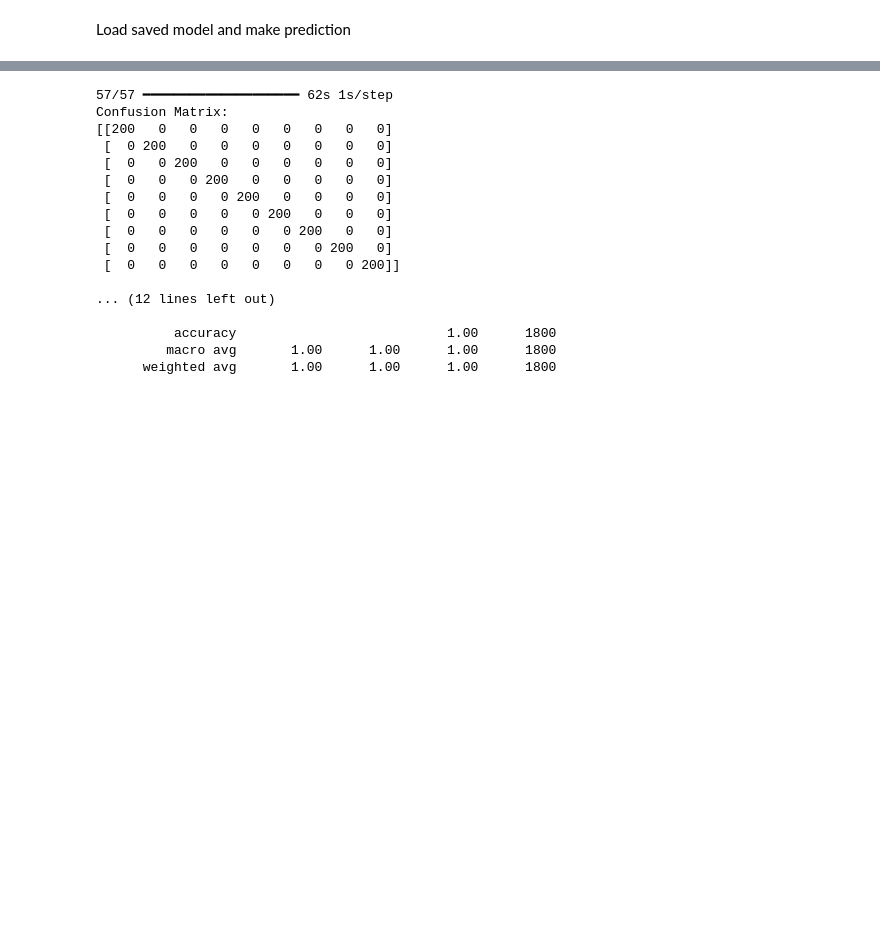
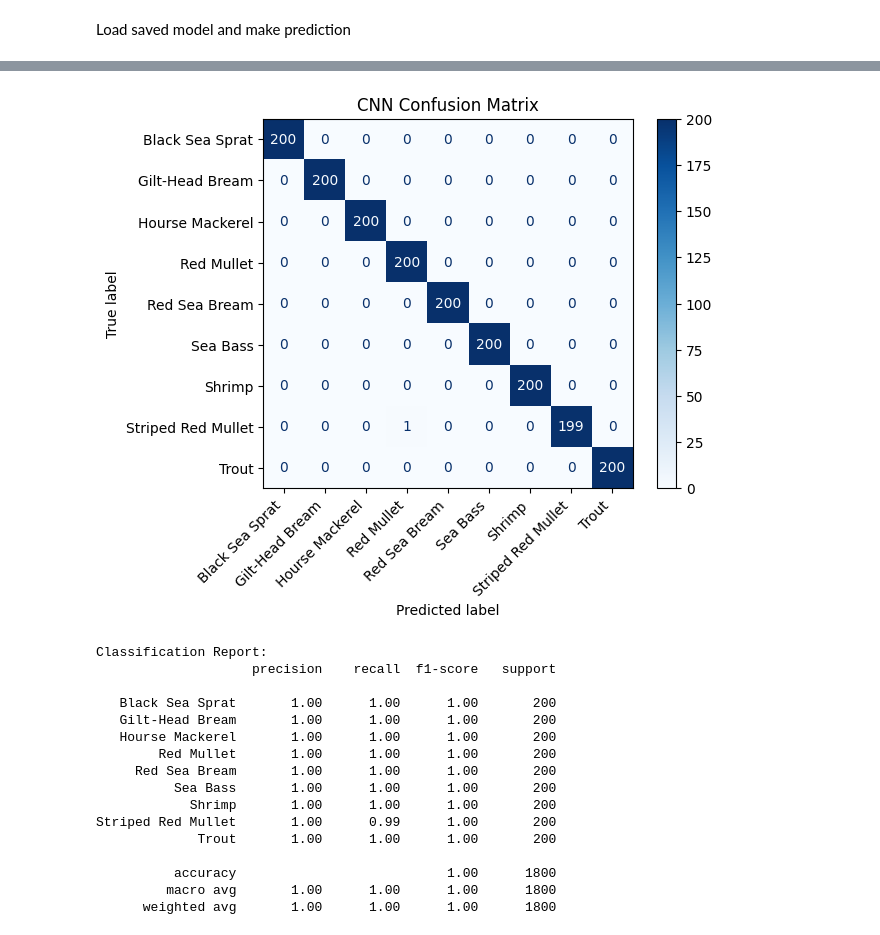
Before and after one commit to HieuPhC/DL_Fish_classification, a Jupyter notebook: cnn_1.ipynb, the cells around one changed output, grey strips where cells are left out. Drawn from its saved outputs; the diff is of its cells as text; code cells hidden in the pictures; blank space fills up the shorter version.

```diff
--- a/cnn_1.ipynb
+++ b/cnn_1.ipynb
@@ -289,40 +306,39 @@ Model: "sequential_8"
 # %%
-from sklearn.metrics import confusion_matrix, classification_report
-
-# Get predictions from the model
-pred = model.predict(test)
-pred = np.argmax(pred, axis=1)  # Convert the one-hot encoded predictions to class indices
+from sklearn.metrics import confusion_matrix, classification_report, ConfusionMatrixDisplay
 
 # Get the true labels from the test generator
-true_labels = test.labels  # These are already class indices
+true_labels = test.labels
 
 # Generate confusion matrix
 conf_matrix = confusion_matrix(true_labels, pred)
 
-# Print the confusion matrix
-print("Confusion Matrix:")
-print(conf_matrix)
+# Plot the confusion matrix
+disp = ConfusionMatrixDisplay(confusion_matrix=conf_matrix, display_labels=list(test.class_indices.keys()))
+disp.plot(cmap='Blues', values_format='d')  # Customize the color map and format for values
+plt.title("CNN Confusion Matrix")  # Add a title
+plt.xticks(rotation=45, ha='right')  # Rotate x-axis labels for better readability
+plt.show()
 
 # Generate classification report
 class_report = classification_report(true_labels, pred, target_names=list(test.class_indices.keys()))
 
 # Print the classification report
 print("\nClassification Report:")
 print(class_report)
 # %% [output]
+[figure, added]
-57/57 ━━━━━━━━━━━━━━━━━━━━ 62s 1s/step
-Confusion Matrix:
-[[200   0   0   0   0   0   0   0   0]
- [  0 200   0   0   0   0   0   0   0]
- [  0   0 200   0   0   0   0   0   0]
- [  0   0   0 200   0   0   0   0   0]
- [  0   0   0   0 200   0   0   0   0]
- [  0   0   0   0   0 200   0   0   0]
- [  0   0   0   0   0   0 200   0   0]
- [  0   0   0   0   0   0   0 200   0]
- [  0   0   0   0   0   0   0   0 200]]
+Classification Report:
+                    precision    recall  f1-score   support
 
-... (12 lines left out)
+   Black Sea Sprat       1.00      1.00      1.00       200
+   Gilt-Head Bream       1.00      1.00      1.00       200
+   Hourse Mackerel       1.00      1.00      1.00       200
+        Red Mullet       1.00      1.00      1.00       200
+     Red Sea Bream       1.00      1.00      1.00       200
+          Sea Bass       1.00      1.00      1.00       200
+            Shrimp       1.00      1.00      1.00       200
+Striped Red Mullet       1.00      0.99      1.00       200
+             Trout       1.00      1.00      1.00       200
 
           accuracy                           1.00      1800
          macro avg       1.00      1.00      1.00      1800
```
Also changed, not shown: parts of 9 cells of this notebook, 14 other files.
